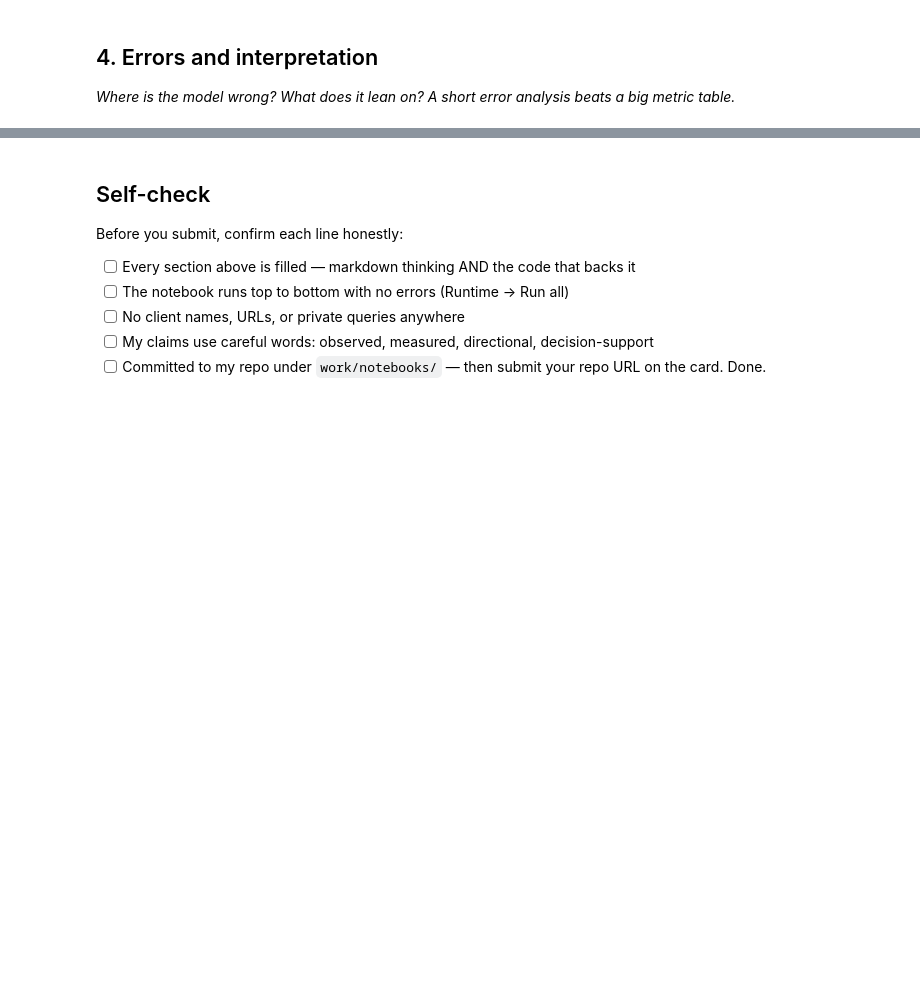
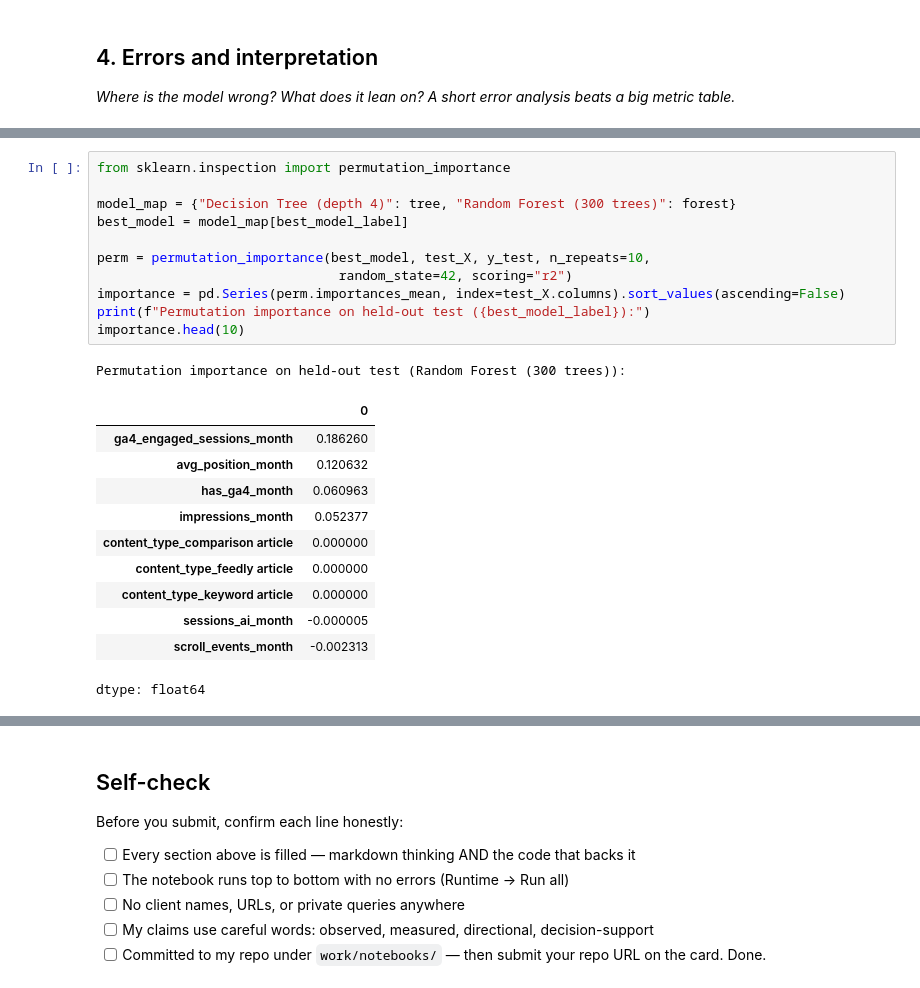
Before and after one commit to Abdulm111/ML-Assignement01, a Jupyter notebook: work/notebooks/w05_model.ipynb, the cells around one changed output, grey strips where cells are left out. Drawn from its saved outputs; the diff is of its cells as text; blank space fills up the shorter version.

```diff
--- a/work/notebooks/w05_model.ipynb
+++ b/work/notebooks/w05_model.ipynb
@@ -36,0 +479,24 @@ This skeleton is yours to fill. Work the sections **in order** — each one has
+# %%
+from sklearn.inspection import permutation_importance
+
+model_map = {"Decision Tree (depth 4)": tree, "Random Forest (300 trees)": forest}
+best_model = model_map[best_model_label]
+
+perm = permutation_importance(best_model, test_X, y_test, n_repeats=10,
+                               random_state=42, scoring="r2")
+importance = pd.Series(perm.importances_mean, index=test_X.columns).sort_values(ascending=False)
+print(f"Permutation importance on held-out test ({best_model_label}):")
+importance.head(10)
+# %% [output]
+Permutation importance on held-out test (Random Forest (300 trees)):
+|  | 0 |
+| ga4_engaged_sessions_month | 0.186260 |
+| avg_position_month | 0.120632 |
+| has_ga4_month | 0.060963 |
+| impressions_month | 0.052377 |
+| content_type_comparison article | 0.000000 |
+| content_type_feedly article | 0.000000 |
+| content_type_keyword article | 0.000000 |
+| sessions_ai_month | -0.000005 |
+| scroll_events_month | -0.002313 |
+dtype: float64
```
Also changed, not shown: parts of 20 cells of this notebook.
